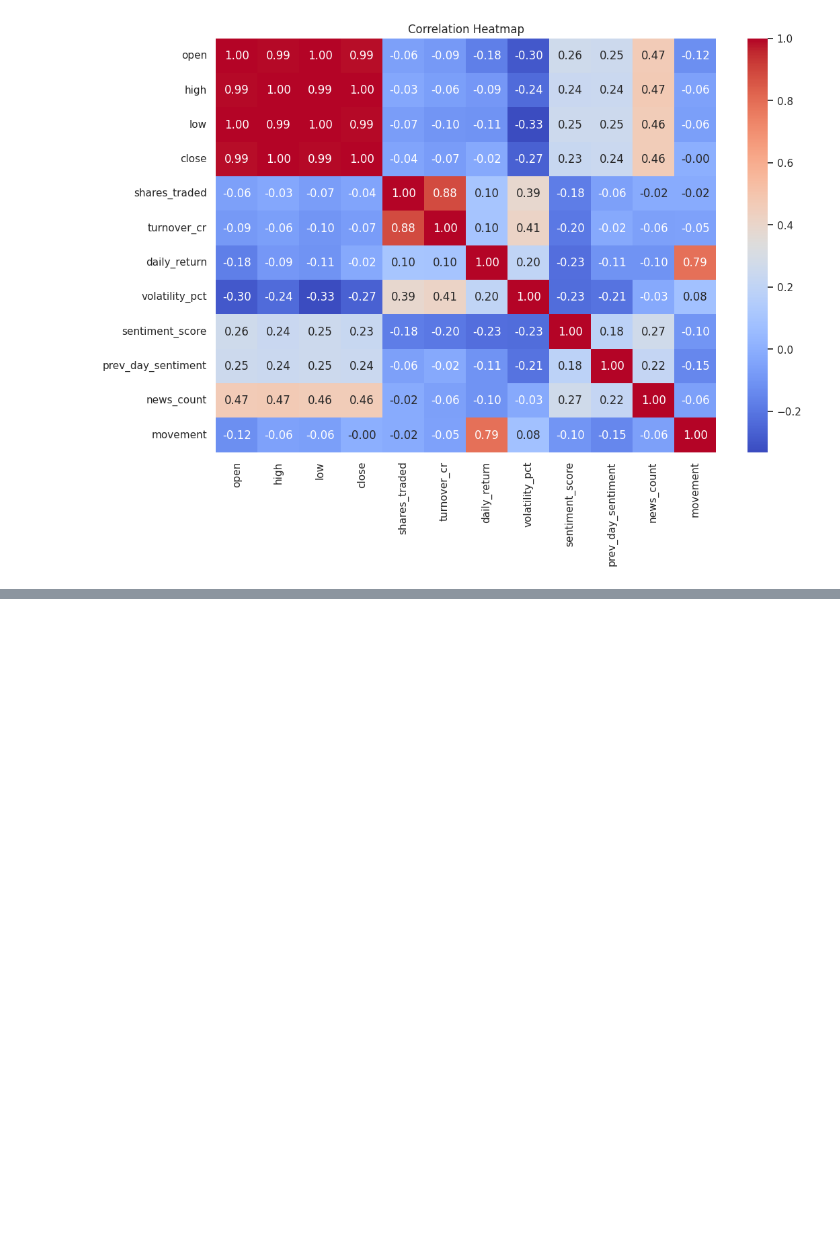
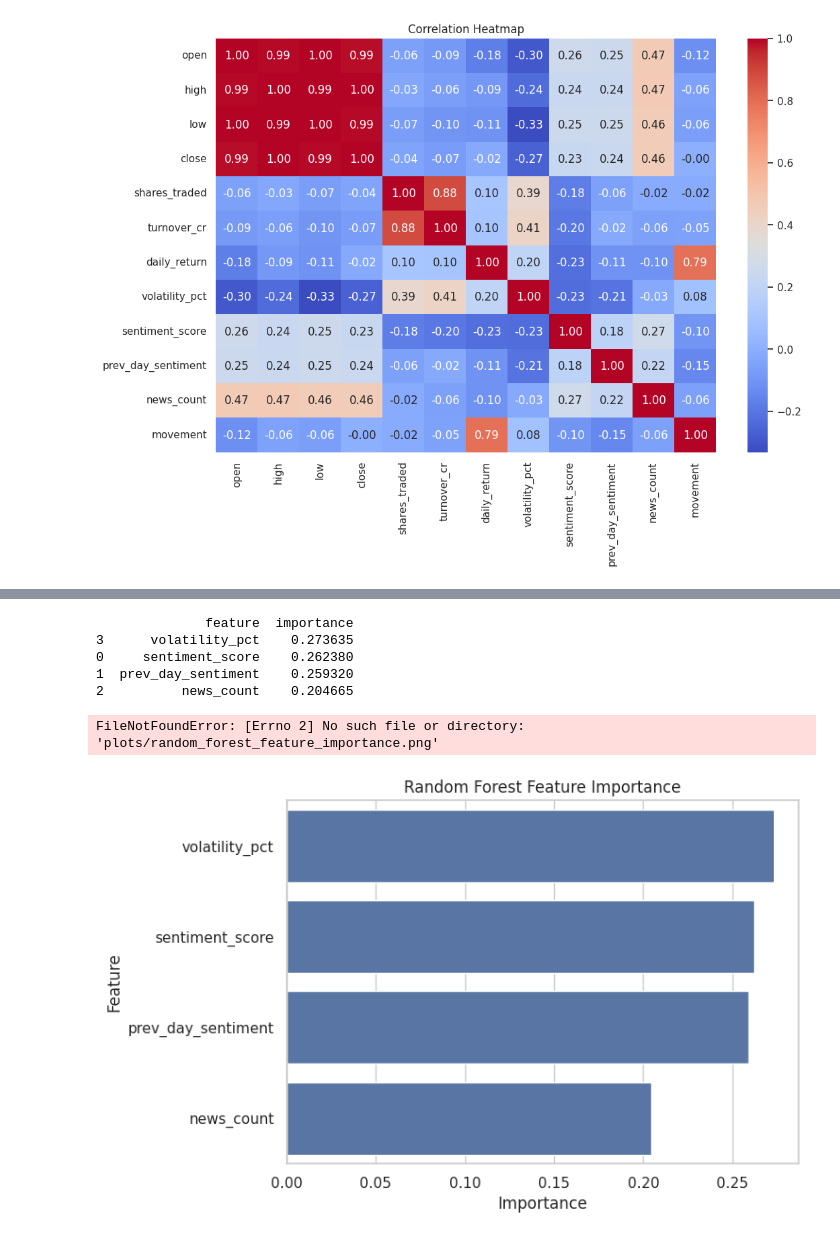
Before and after one commit to bichelSood/stock-market-news-sentiment-prediction, a Jupyter notebook: notebooks/01_analysis.ipynb, the cells around one changed output, grey strips where cells are left out. Cells and saved outputs as stored; diff of their text form; code cells hidden in the pictures; blank space fills up the shorter version.

Commit message:
Add machine learning models

```diff
--- a/notebooks/01_analysis.ipynb
+++ b/notebooks/01_analysis.ipynb
@@ -490,0 +505,11 @@ plt.show()
+# %%
+X_train, X_test, y_train, y_test = train_test_split(
+    X,
+    y,
+    test_size=0.2,
+    random_state=42,
+    stratify=y
+)
+# %%
+model = LogisticRegression()
+model.fit(X_train, y_train)
@@ -490,0 +548,7 @@ plt.show()
+# %%
+rf_model = RandomForestClassifier(
+    n_estimators=100,
+    random_state=42
+)
+
+rf_model.fit(X_train, y_train)
@@ -490,0 +585,24 @@ plt.show()
+# %%
+feature_importance = pd.DataFrame({
+    'feature': features,
+    'importance': rf_model.feature_importances_
+}).sort_values(by='importance', ascending=False)
+
+print(feature_importance)
+# %% [output]
+              feature  importance
+3      volatility_pct    0.273635
+0     sentiment_score    0.262380
+1  prev_day_sentiment    0.259320
+2          news_count    0.204665
+# %%
+plt.figure(figsize=(7, 5))
+sns.barplot(data=feature_importance, x='importance', y='feature')
+plt.title('Random Forest Feature Importance')
+plt.xlabel('Importance')
+plt.ylabel('Feature')
+plt.savefig('plots/random_forest_feature_importance.png', dpi=300, bbox_inches='tight')
+plt.show()
+# %% [output]
+FileNotFoundError: [Errno 2] No such file or directory: 'plots/random_forest_feature_importance.png'
+[figure, added]
```
Also changed, not shown: parts of 18 cells of this notebook.
